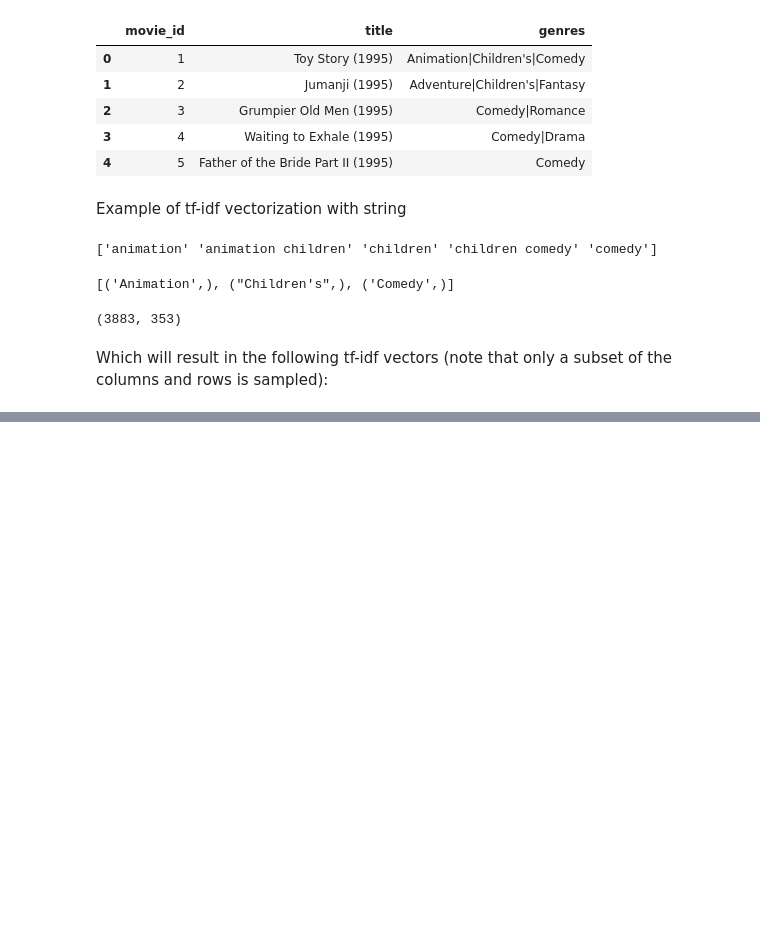
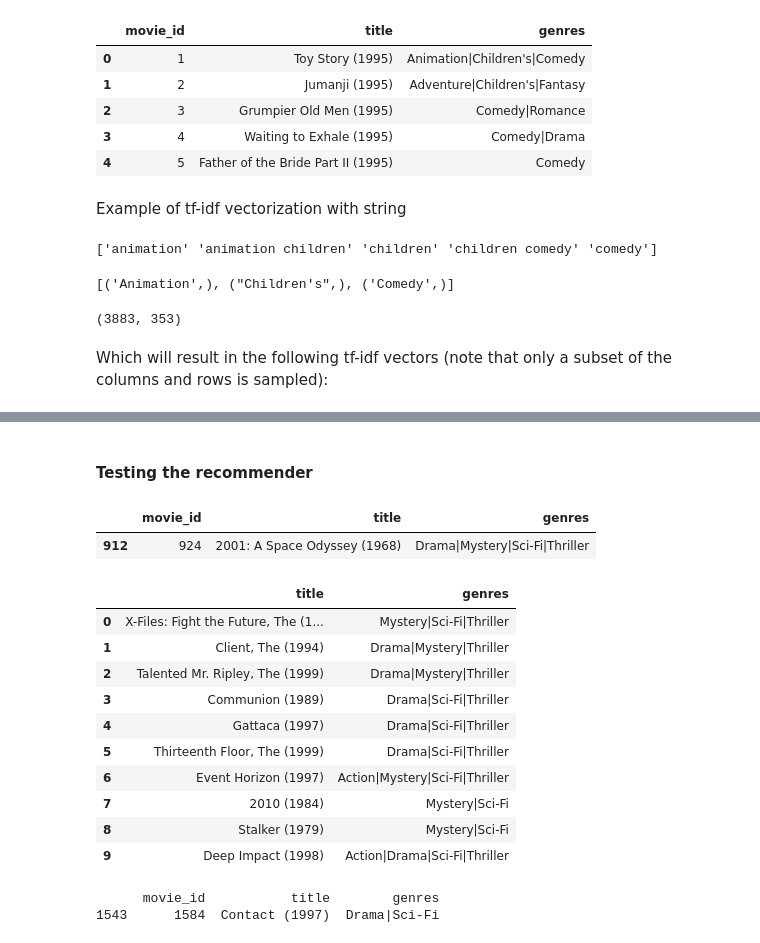
Before and after one commit to SabbosNgang/IR_FinalProject, a Jupyter notebook: Movie-content-based-recommender-using-tf-idf.ipynb, the cells around one changed output, grey strips where cells are left out. Saved outputs shown, nothing was run; the diff lists cells and outputs as text; code cells hidden in the pictures; blank space fills up the shorter version.

```diff
--- a/Movie-content-based-recommender-using-tf-idf.ipynb
+++ b/Movie-content-based-recommender-using-tf-idf.ipynb
@@ -215,0 +242,48 @@ Hi
+# %%
+#Recommendation function
+def genre_recommendations(i, M, items, k=10):
+    """
+    Recommends movies based on a similarity dataframe
+
+    Parameters
+    ----------
+    i : str
+        Movie (index of the similarity dataframe)
+    M : pd.DataFrame
+        Similarity dataframe, symmetric, with movies as indices and columns
+    items : pd.DataFrame
+        Contains both the title and some other features used to define similarity
+    k : int
+        Amount of recommendations to return
+
+    """
+    ix = M.loc[:,i].to_numpy().argpartition(range(-1,-k,-1))
+    closest = M.columns[ix[-1:-(k+2):-1]]
+    closest = closest.drop(i, errors='ignore')
+    return pd.DataFrame(closest).merge(items).head(k)
+# %% [markdown]
+#### Testing the recommender
+# %%
+movies[movies.title.eq('2001: A Space Odyssey (1968)')]
+# %% [output]
+|  | movie_id | title | genres |
+| 912 | 924 | 2001: A Space Odyssey (1968) | Drama|Mystery|Sci-Fi|Thriller |
+# %%
+genre_recommendations('2001: A Space Odyssey (1968)', cosine_sim_df, movies[['title', 'genres']])
+# %% [output]
+|  | title | genres |
+| 0 | X-Files: Fight the Future, The (1... | Mystery|Sci-Fi|Thriller |
+| 1 | Client, The (1994) | Drama|Mystery|Thriller |
+| 2 | Talented Mr. Ripley, The (1999) | Drama|Mystery|Thriller |
+| 3 | Communion (1989) | Drama|Sci-Fi|Thriller |
+| 4 | Gattaca (1997) | Drama|Sci-Fi|Thriller |
+| 5 | Thirteenth Floor, The (1999) | Drama|Sci-Fi|Thriller |
+| 6 | Event Horizon (1997) | Action|Mystery|Sci-Fi|Thriller |
+| 7 | 2010 (1984) | Mystery|Sci-Fi |
+| 8 | Stalker (1979) | Mystery|Sci-Fi |
+| 9 | Deep Impact (1998) | Action|Drama|Sci-Fi|Thriller |
+# %%
+print(movies[movies.title.eq('Contact (1997)')])
+# %% [output]
+      movie_id           title        genres
+1543      1584  Contact (1997)  Drama|Sci-Fi
```
Also changed, not shown: parts of 13 cells of this notebook.
